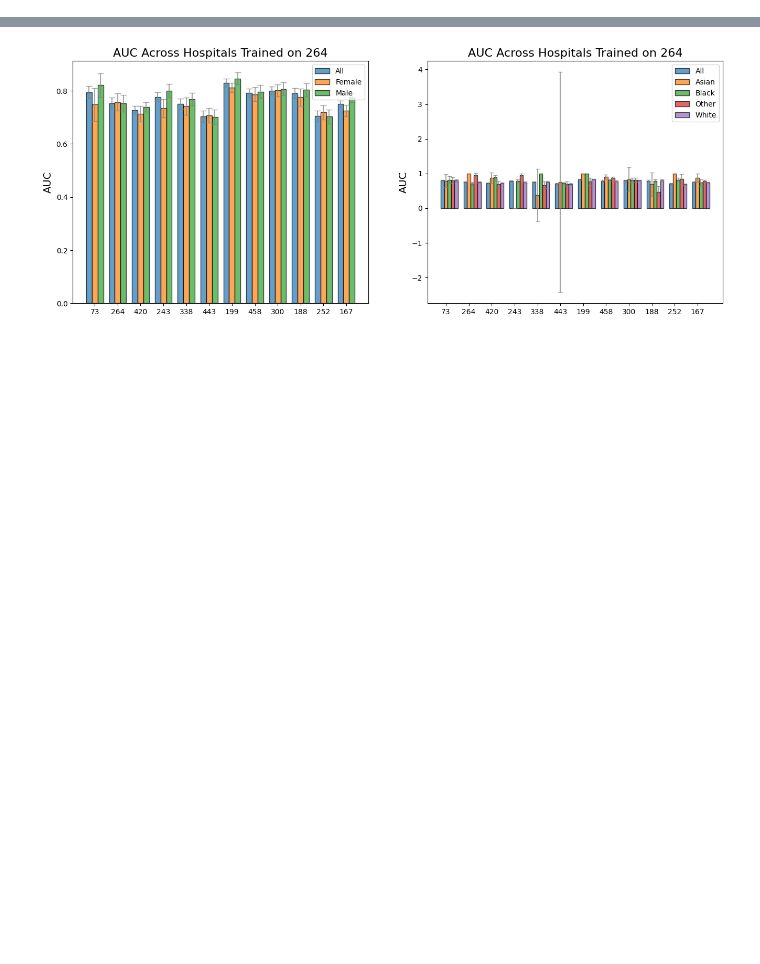
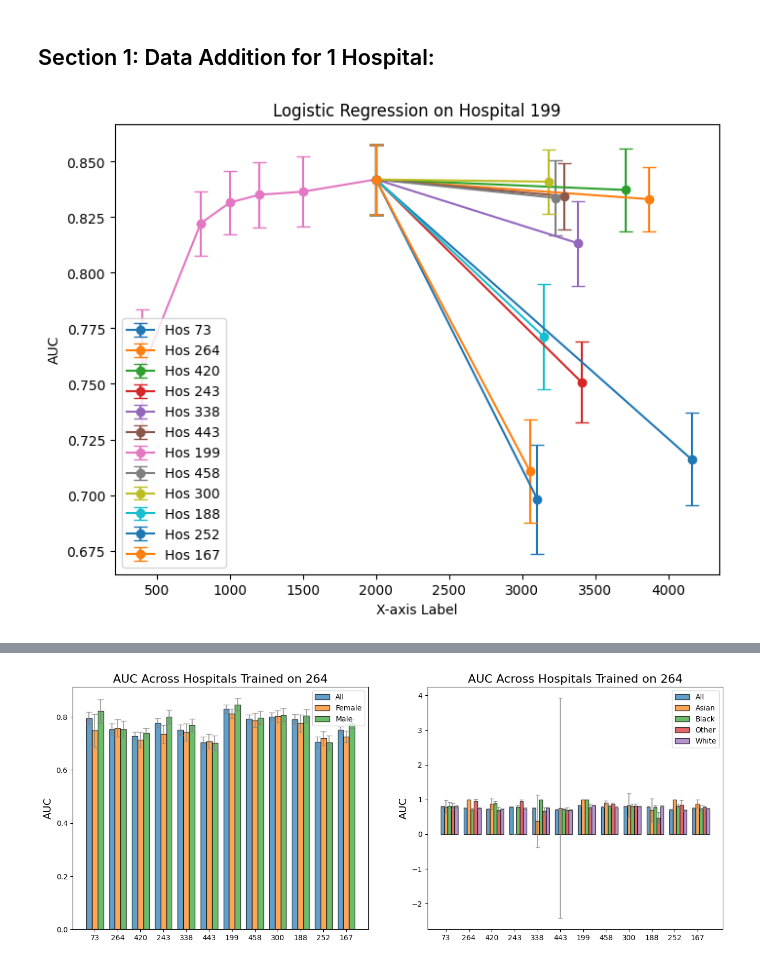
Before and after one commit to heyyjudes/YAIB, a Jupyter notebook: data_analysis.ipynb, the cells around one changed output, grey strips where cells are left out. Saved outputs shown, nothing was run; the diff lists cells and outputs as text; code cells hidden in the pictures; blank space fills up the shorter version.

```diff
--- a/data_analysis.ipynb
+++ b/data_analysis.ipynb
@@ -19,0 +20,2 @@ ci_dict = np.load(f'results/dist_shift/{model}-ci.npz')
+# %% [markdown]
+## Section 1: Data Addition for 1 Hospital:
@@ -19,0 +38,46 @@ ci_dict = np.load(f'results/dist_shift/{model}-ci.npz')
+# %%
+plot_df = pd.DataFrame.from_dict(avg_dict['AUC'].item(), orient='index', columns=['AUC'])
+ci_lower_df =  pd.DataFrame.from_dict(ci_dict['AUC'][0], orient='index', columns=['CI-lower'])
+ci_upper_df =  pd.DataFrame.from_dict(ci_dict['AUC'][1], orient='index', columns=['CI-upper'])
+plot_df = pd.concat([plot_df, ci_lower_df, ci_upper_df], axis=1)
+new_df = plot_df.reset_index(names='n')
+new_df['train_hospital'] = hos
+# %%
+for i in range(len(hospital_ids)):
+    if hospital_ids[i] != hos:
+        new_hospital = {
+            'n': addition_dict[hospital_ids[i]] + 2000,
+            'AUC': dist_shift_avg['AUC'][:, hos_ind][i],
+            'CI-lower': dist_shift_CI['AUC'][0][:, hos_ind][i],
+            'CI-upper': dist_shift_CI['AUC'][1][:, hos_ind][i],
+            'train_hospital': hospital_ids[i]
+            }
+
+        new_df.loc[len(new_df)] = new_hospital
+        prev_result = new_df.loc[5].to_dict()
+        prev_result['train_hospital'] = hospital_ids[i]
+        new_df.loc[len(new_df)] = prev_result
+# %%
+fig, ax = plt.subplots(figsize=(8, 6))
+# Plot the mean AUC with confidence intervals as vertical bars
+for i in range(len(hospital_ids)):
+    hos_df = new_df[new_df['train_hospital'] == hospital_ids[i]]
+    ax.errorbar(x=hos_df['n'],
+                y=hos_df['AUC'],
+                yerr=[hos_df['AUC'] - hos_df['CI-lower'],hos_df['CI-upper'] -hos_df['AUC']],
+                fmt='o-',
+                capsize=5,
+                label=f'Hos {hospital_ids[i]}')
+
+# Set labels and title
+ax.set_xlabel('X-axis Label')
+ax.set_ylabel('AUC')
+ax.set_title(f'Logistic Regression on Hospital {hos}')
+
+# Show the legend
+ax.legend()
+
+# Display the plot
+plt.show()
+# %% [output]
+[figure, added]
```
Also changed, not shown: parts of 24 cells of this notebook, 21 other files.
